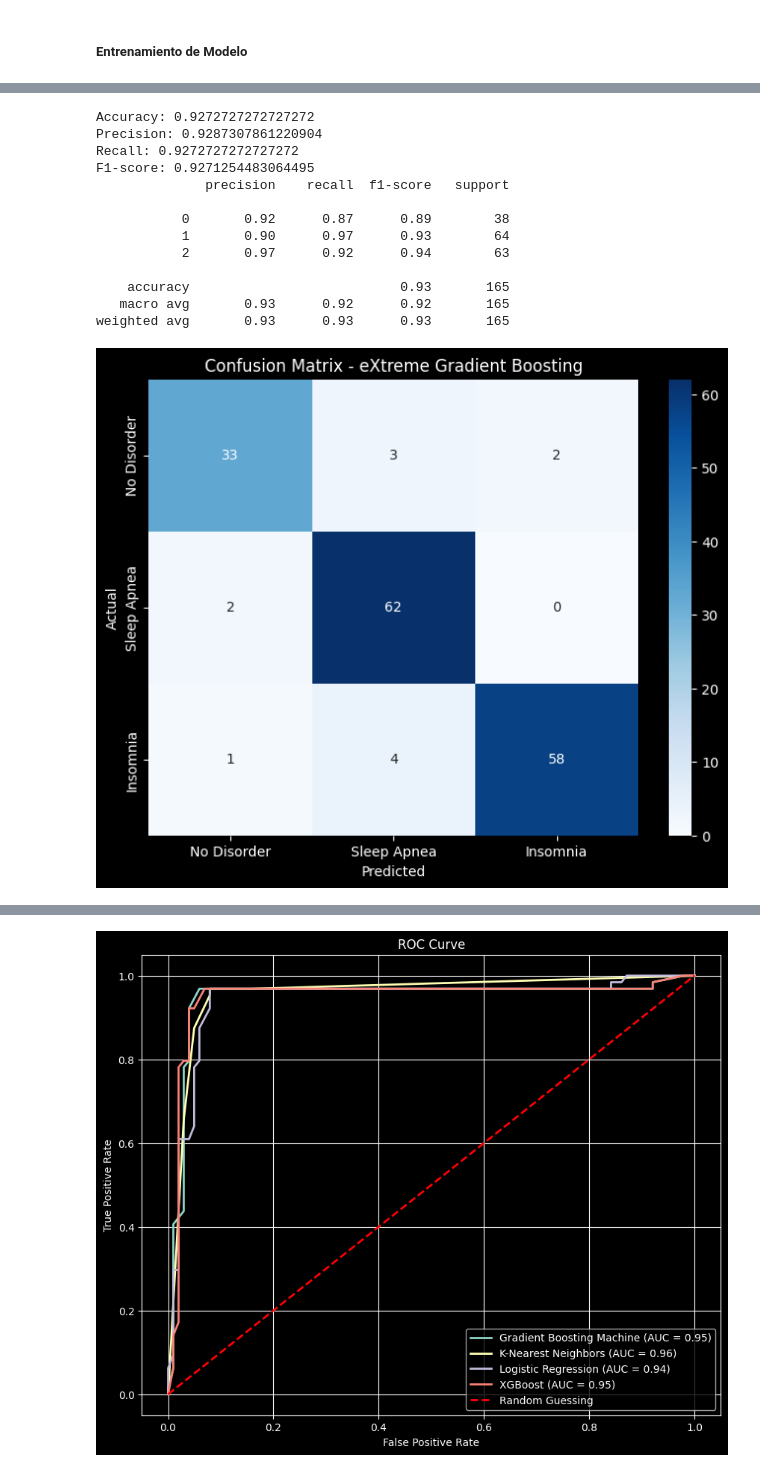
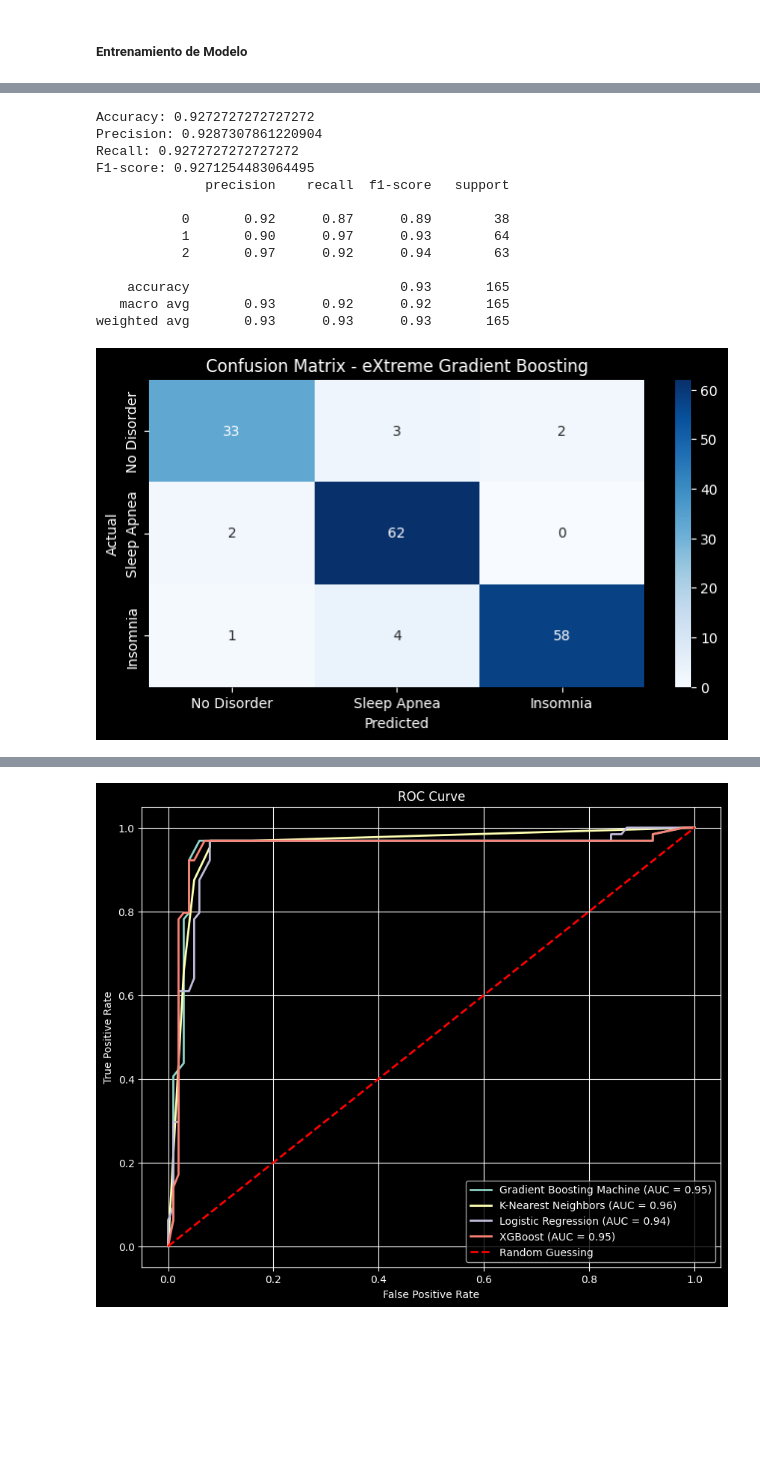
Before and after one commit to zamef/TSBM.TranstornoS, a Jupyter notebook: SleepDisorder.ipynb, the cells around one changed output, grey strips where cells are left out. Saved outputs shown, nothing was run; the diff lists cells and outputs as text; code cells hidden in the pictures; blank space fills up the shorter version.

```diff
--- a/SleepDisorder.ipynb
+++ b/SleepDisorder.ipynb
@@ -309,32 +369,32 @@ f1_xgb = f1_score(y_test, y_pred, average='weighted')
 # metricas
 print(f'Accuracy: {accuracy_xgb}')
 print(f'Precision: {precision_xgb}')
 print(f'Recall: {recall_xgb}')
 print(f'F1-score: {f1_xgb}')
 
 # reporte
 print(classification_report(y_test, y_pred))
 cm = confusion_matrix(y_test, y_pred)
 
 # matriz de confusión
-plt.figure(figsize=(8, 6))
+plt.figure(figsize=(8, 4))
 sns.heatmap(cm, annot=True, cmap='Blues', fmt='d', xticklabels=['No Disorder', 'Sleep Apnea', 'Insomnia'], yticklabels=['No Disorder', 'Sleep Apnea', 'Insomnia'])
 plt.xlabel('Predicted')
 plt.ylabel('Actual')
 plt.title('Confusion Matrix - eXtreme Gradient Boosting')
 plt.show()
 # %% [output]
 Accuracy: 0.9272727272727272
 Precision: 0.9287307861220904
 Recall: 0.9272727272727272
 F1-score: 0.9271254483064495
               precision    recall  f1-score   support
 
            0       0.92      0.87      0.89        38
            1       0.90      0.97      0.93        64
            2       0.97      0.92      0.94        63
 
     accuracy                           0.93       165
    macro avg       0.93      0.92      0.92       165
 weighted avg       0.93      0.93      0.93       165
-[figure, old version]
+[figure, new version]
```
Also changed, not shown: parts of 12 cells of this notebook, 1 other file.
